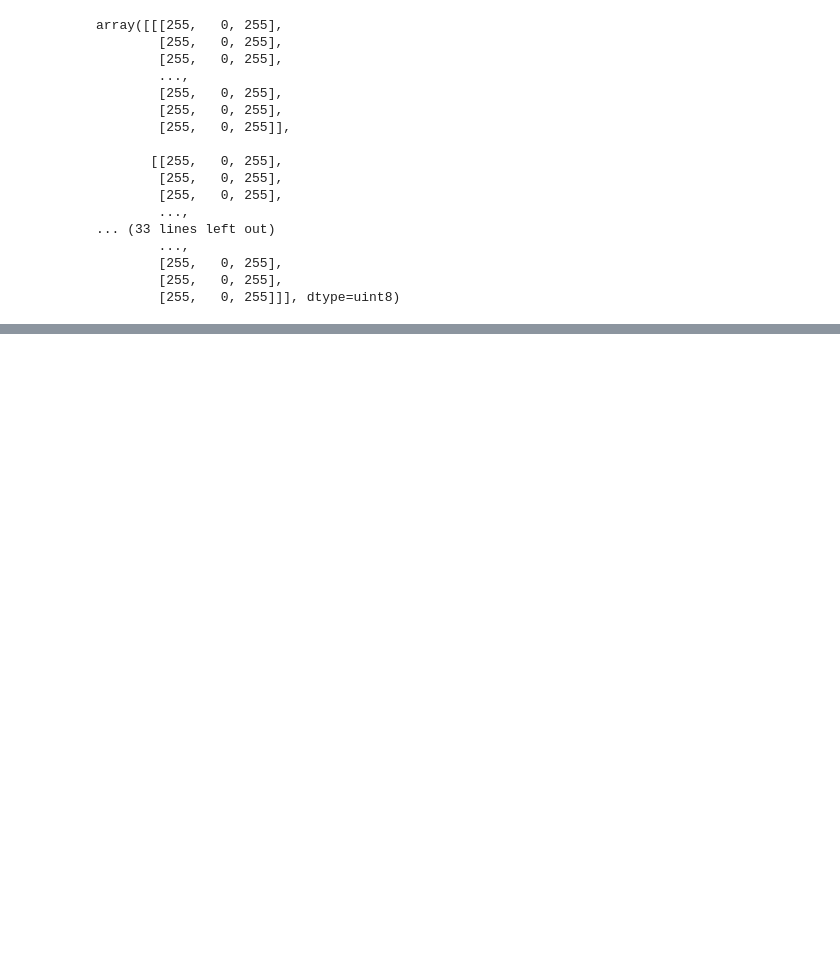
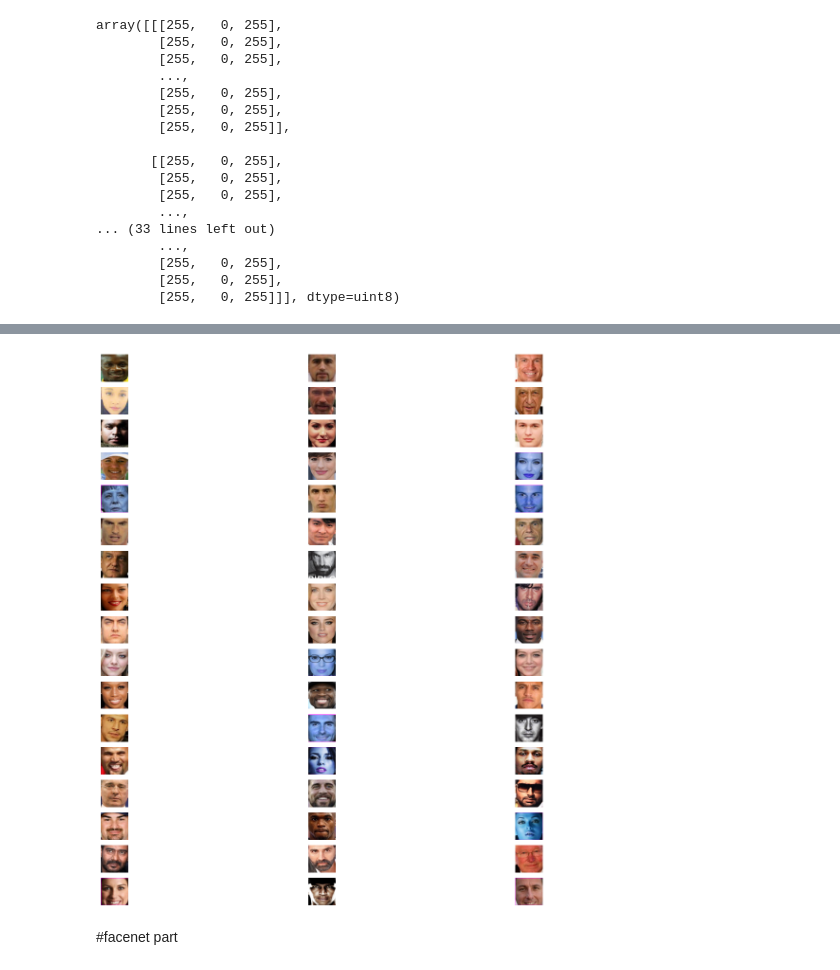
Before and after one commit to aenaghai/CP301, a Jupyter notebook: face_recg.ipynb, the cells around one changed output, grey strips where cells are left out. Saved outputs shown, nothing was run; the diff lists cells and outputs as text; code cells hidden in the pictures; blank space fills up the shorter version.

```diff
--- a/face_recg.ipynb
+++ b/face_recg.ipynb
@@ -324,13 +321,6 @@ class Load_Face:
             self.y.extend(labels)
 
     return np.asarray(self.x), np.asarray(self.y)
-
-
-    def plot_images(self):
-        plt.figure(figsize=(18,16))
-        for num,image in enumerate(self.x):
-            ncols=3
-            nrows=len(self.y)//ncols + 1
-            plt.subplot(nrows,ncols,num+1)
-            plt.imshow(image)
-            plt.axis('off')
+# %%
+face_loading=Load_Face('/content/drive/MyDrive/dataset')
+x,y=face_loading.load_classes()
@@ -336,0 +345,12 @@ class Load_Face:
+# %%
+plt.figure(figsize=(16,16))
+for num,image in enumerate(x):
+    ncols=3
+    nrows=len(y)//ncols+1
+    plt.subplot(nrows,ncols,num+1)
+    plt.imshow(image)
+    plt.axis('off')
+# %% [output]
+[figure, added]
+# %% [markdown]
+#facenet part
```
Also changed, not shown: parts of 24 cells of this notebook.
